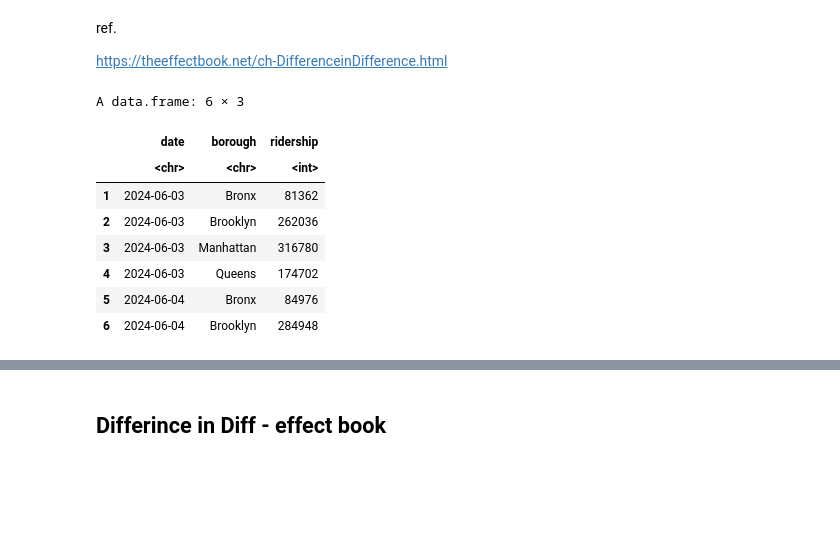
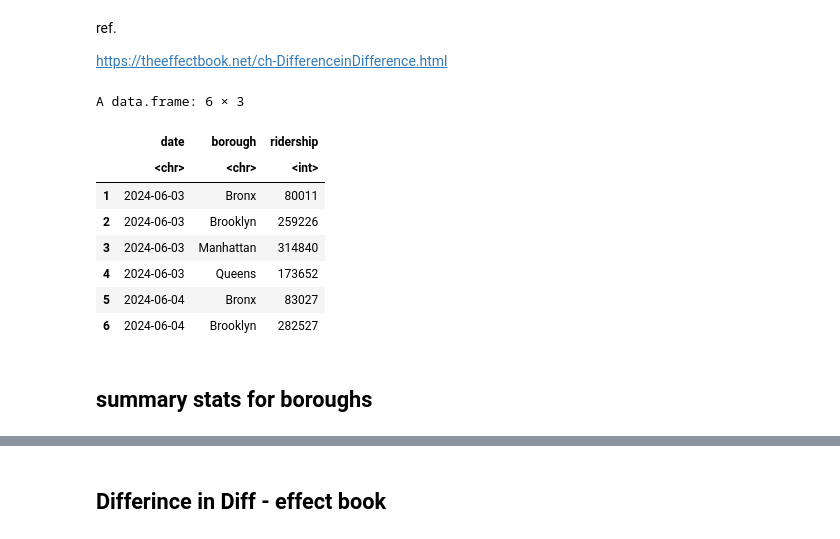
Before and after one commit to lily-harper/statsproject, a Jupyter notebook: notebooks/3_did _stuff.ipynb, the cells around one changed output, grey strips where cells are left out. Saved outputs shown, nothing was run; the diff lists cells and outputs as text; code cells hidden in the pictures; blank space fills up the shorter version.

```diff
--- a/notebooks/3_did _stuff.ipynb
+++ b/notebooks/3_did _stuff.ipynb
@@ -9,15 +11,17 @@ source("src/functions_and_things.r")
 
 load_libraries()
 # %%
-df_daily <- read.csv("data/daily_ridership.csv")
+df_daily <- read.csv("data/clean/daily_ridership.csv")
 head(df_daily)
 # %% [output]
 A data.frame: 6 × 3
 |  | date | borough | ridership |
 |  | <chr> | <chr> | <int> |
-| 1 | 2024-06-03 | Bronx | 81362 |
-| 2 | 2024-06-03 | Brooklyn | 262036 |
-| 3 | 2024-06-03 | Manhattan | 316780 |
-| 4 | 2024-06-03 | Queens | 174702 |
-| 5 | 2024-06-04 | Bronx | 84976 |
-| 6 | 2024-06-04 | Brooklyn | 284948 |
+| 1 | 2024-06-03 | Bronx | 80011 |
+| 2 | 2024-06-03 | Brooklyn | 259226 |
+| 3 | 2024-06-03 | Manhattan | 314840 |
+| 4 | 2024-06-03 | Queens | 173652 |
+| 5 | 2024-06-04 | Bronx | 83027 |
+| 6 | 2024-06-04 | Brooklyn | 282527 |
+# %% [markdown]
+## summary stats for boroughs
```
Also changed, not shown: parts of 23 cells of this notebook, 6 other files.
